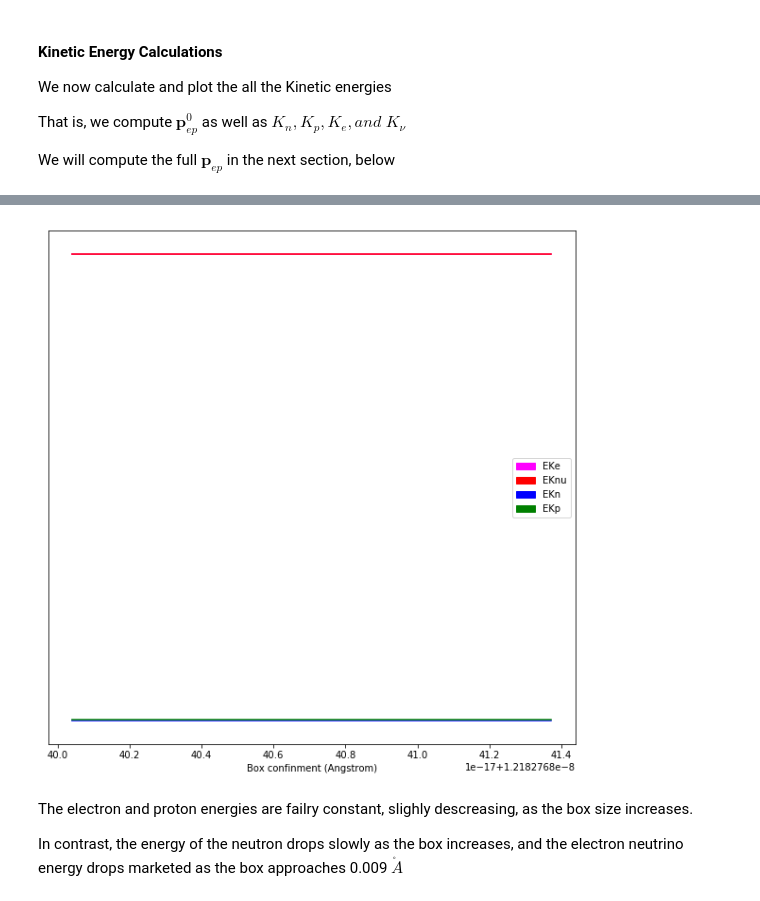
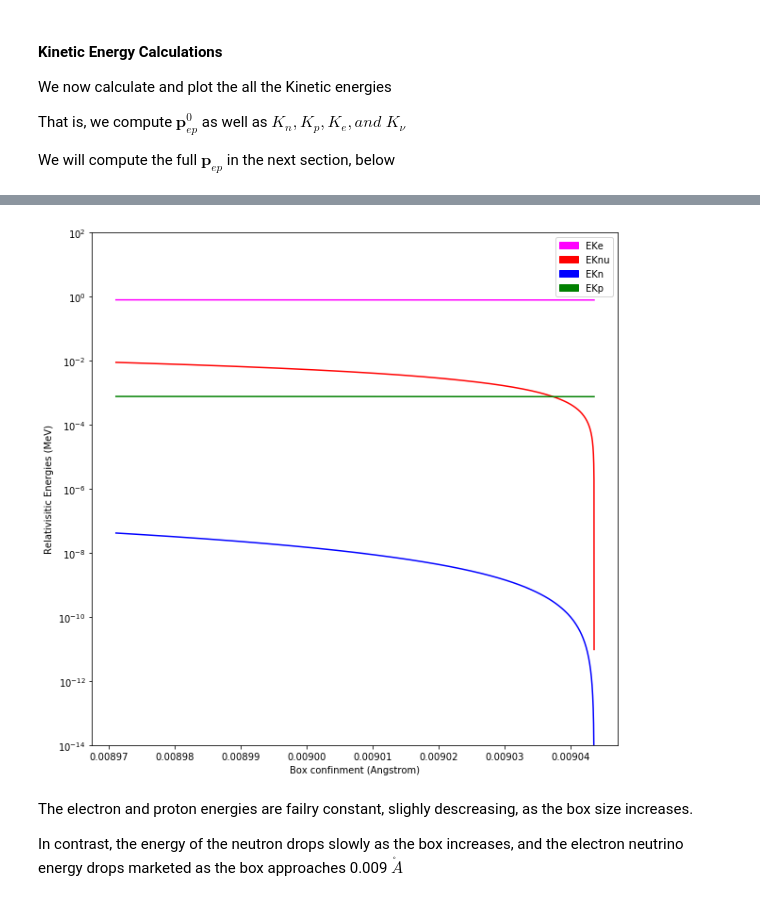
Before and after one commit to charlesmartin14/brillouin, a Jupyter notebook: Code-Confinement-Induced-Electron-Capture-ZoomedIn2.ipynb, the cells around one changed output, grey strips where cells are left out. Drawn from its saved outputs; the diff is of its cells as text; code cells hidden in the pictures.

```diff
--- a/Code-Confinement-Induced-Electron-Capture-ZoomedIn2.ipynb
+++ b/Code-Confinement-Induced-Electron-Capture-ZoomedIn2.ipynb
@@ -157,7 +157,7 @@ Define the box sizes L, in units L (A°) for a classical particle-in-the-box
 rlconfs = []
 peps = []
 for iep in range(1,500):
-    pgrid =  N(exp(log(1e-11)+(Float(iep)/500.0)*(log(0.1)-log(1e-11))), 53)
+    pgrid =  N(exp(log(1e-11)+(Float(iep)/500.0)*(log(0.01)-log(1e-11))), 53)
     pep = N((pmin + pgrid)/sqrt(3.0), 53)
     peps.append(pep)
     rlconf = N((1e-5)*hbarc*pi/pep, 53)
@@ -233,24 +233,26 @@ for i, pep in enumerate(peps):
 # %%
 plt.semilogy(rlconfs, EKe , color='magenta')
 plt.semilogy(rlconfs, EKnu, color='red' )
 plt.semilogy(rlconfs, EKn, color='blue')
 plt.semilogy(rlconfs, EKp, color='green')
 
 patches = [ mpatches.Patch(color='magenta', label='EKe'),
             mpatches.Patch(color='red', label='EKnu'),
             mpatches.Patch(color='blue', label='EKn'),
             mpatches.Patch(color='green', label='EKp')          ]
 plt.legend(handles=patches)
 
 plt.xlabel("Box confinment (Angstrom)")
-#plt.ylim(ymin=0.00000000000001)
-#plt.ylim(ymax=100.0)
+plt.ylabel("Relativisitic Energies (MeV)")
+
+plt.ylim(ymin=0.00000000000001)
+plt.ylim(ymax=100.0)
 
 from pylab import rcParams
 rcParams['figure.figsize'] = 10,10
 plt.show()
 # %% [output]
-[figure, old version]
+[figure, new version]
 # %% [markdown]
 The electron and proton energies are failry constant, slighly descreasing, as the box size increases.
 
```
Also changed, not shown: parts of 5 cells of this notebook.
